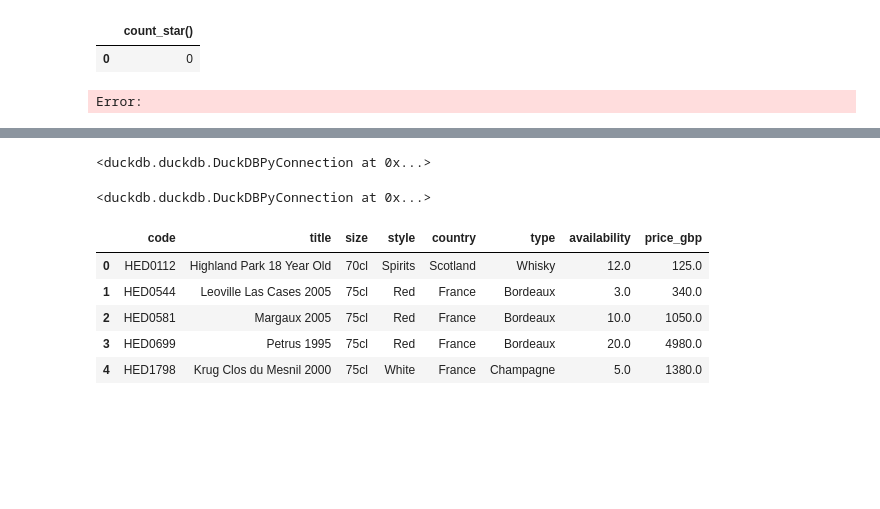
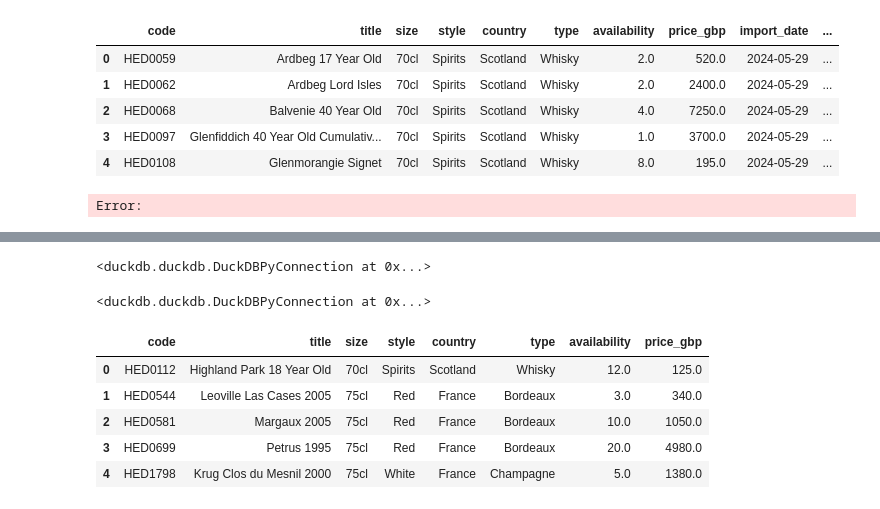
Before and after one commit to morello85/hedonism-wines, a Jupyter notebook: src/Hedonism VS Code Test.ipynb, the cells around one changed output, grey strips where cells are left out. Cells and saved outputs as stored; diff of their text form; code cells hidden in the pictures; blank space fills up the shorter version.

```diff
--- a/src/Hedonism VS Code Test.ipynb
+++ b/src/Hedonism VS Code Test.ipynb
@@ -29,13 +29,20 @@ conn = duckdb.connect(database=db_path, read_only=False)
 # %%
 # 1. Check row count by import date
 results = conn.execute("""
-                        SELECT COUNT (*) FROM stocks_table
-                       WHERE url IS NULL
+                        SELECT *
+                       FROM whisky_stocks_table
+                       WHERE 1 = 1
+                       --WHERE code = 'HED62573'
+                       AND import_date = CURRENT_DATE() - 2
             """).fetchdf()
 	# Convert the results to a DataFrame
 df = pd.DataFrame(results)
-df
+df.head()
 # %% [output]
-|  | count_star() |
-| 0 | 0 |
+|  | code | title | size | style | country | type | availability | price_gbp | import_date | ... |
+| 0 | HED0059 | Ardbeg 17 Year Old | 70cl | Spirits | Scotland | Whisky | 2.0 | 520.0 | 2024-05-29 | ... |
+| 1 | HED0062 | Ardbeg Lord Isles | 70cl | Spirits | Scotland | Whisky | 2.0 | 2400.0 | 2024-05-29 | ... |
+| 2 | HED0068 | Balvenie 40 Year Old | 70cl | Spirits | Scotland | Whisky | 4.0 | 7250.0 | 2024-05-29 | ... |
+| 3 | HED0097 | Glenfiddich 40 Year Old Cumulativ... | 70cl | Spirits | Scotland | Whisky | 1.0 | 3700.0 | 2024-05-29 | ... |
+| 4 | HED0108 | Glenmorangie Signet | 70cl | Spirits | Scotland | Whisky | 8.0 | 195.0 | 2024-05-29 | ... |
 Error:
```
Also changed, not shown: parts of 5 cells of this notebook, 4 other files.
